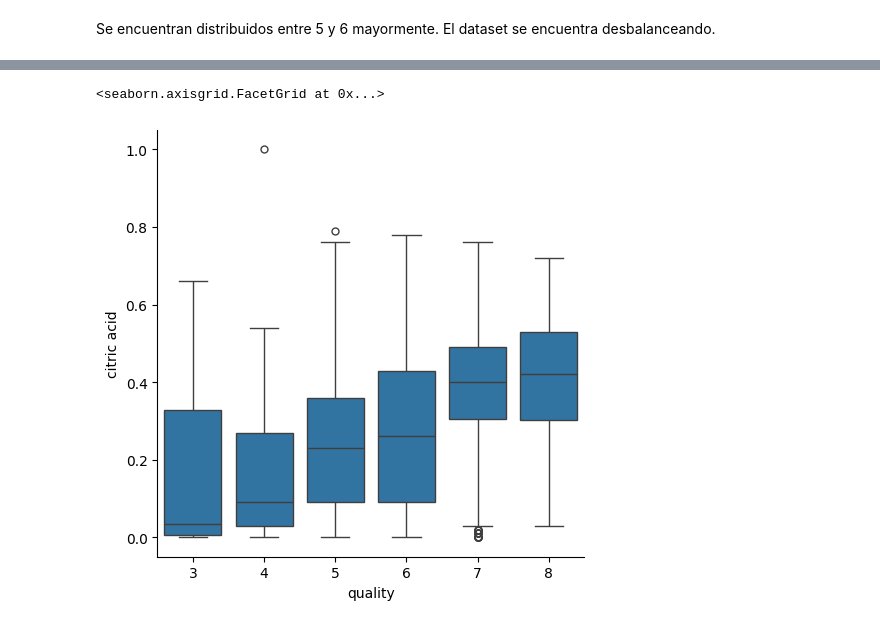
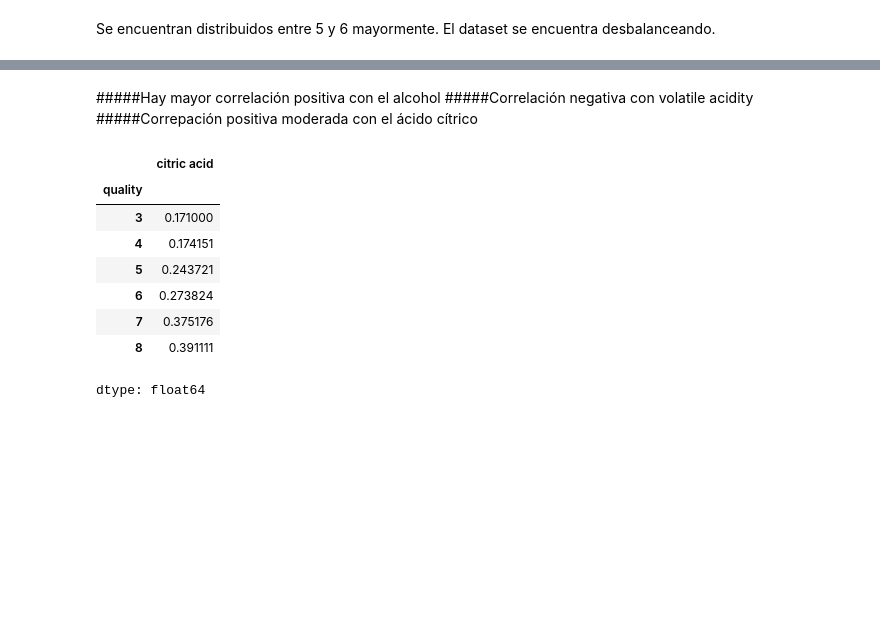
Before and after one commit to joterolyj/Coderhouse, a Jupyter notebook: Wine_Quality.ipynb, the cells around one changed output, grey strips where cells are left out. Cells and saved outputs as stored; diff of their text form; code cells hidden in the pictures; blank space fills up the shorter version.

```diff
--- a/Wine_Quality.ipynb
+++ b/Wine_Quality.ipynb
@@ -225,5 +273,17 @@ sns.catplot(x="quality", y="alcohol", kind="box", data=red_wine)
-# %%
-sns.catplot(x="quality", y="citric acid", kind="box", data=red_wine)
-# %% [output]
-<seaborn.axisgrid.FacetGrid at 0x...>
-[figure, removed]
+# %% [markdown]
+#####Hay mayor correlación positiva con el alcohol
+#####Correlación negativa con volatile acidity
+#####Correpación positiva moderada con el ácido cítrico
+# %%
+#Comparación por calidad
+red_wine.groupby("quality")["citric acid"].mean()
+# %% [output]
+|  | citric acid |
+| quality |  |
+| 3 | 0.171000 |
+| 4 | 0.174151 |
+| 5 | 0.243721 |
+| 6 | 0.273824 |
+| 7 | 0.375176 |
+| 8 | 0.391111 |
+dtype: float64
```
Also changed, not shown: parts of 18 cells of this notebook.
